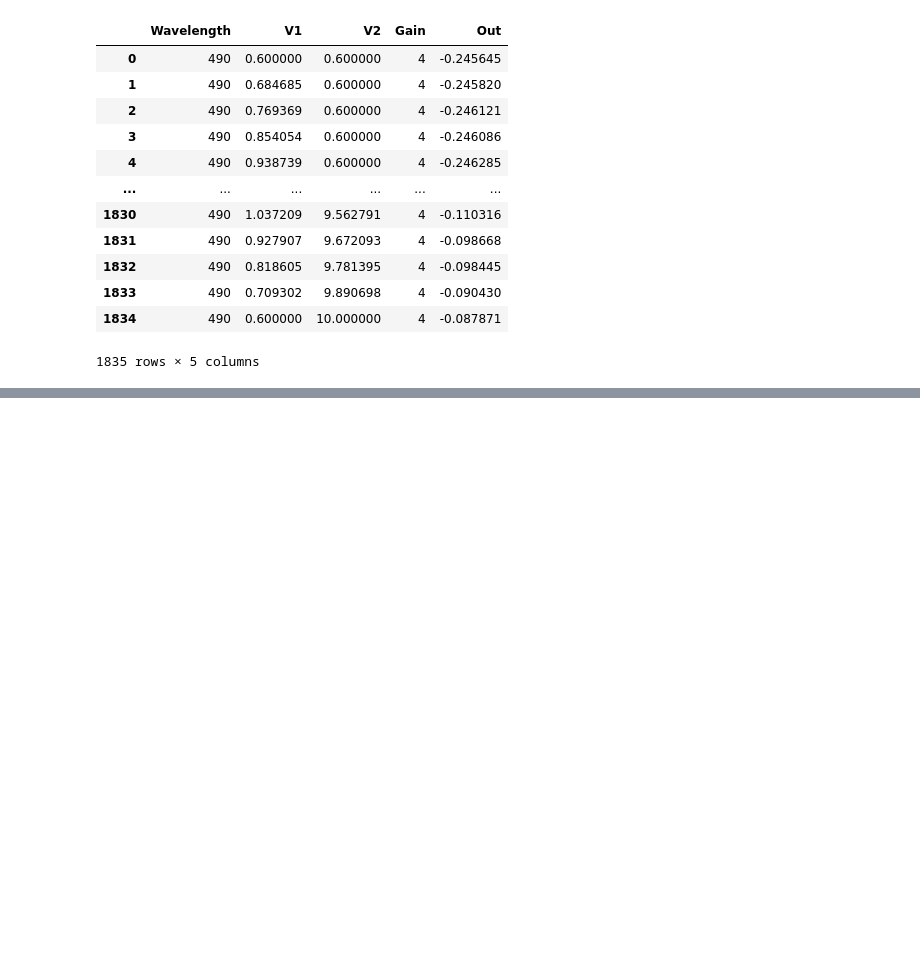
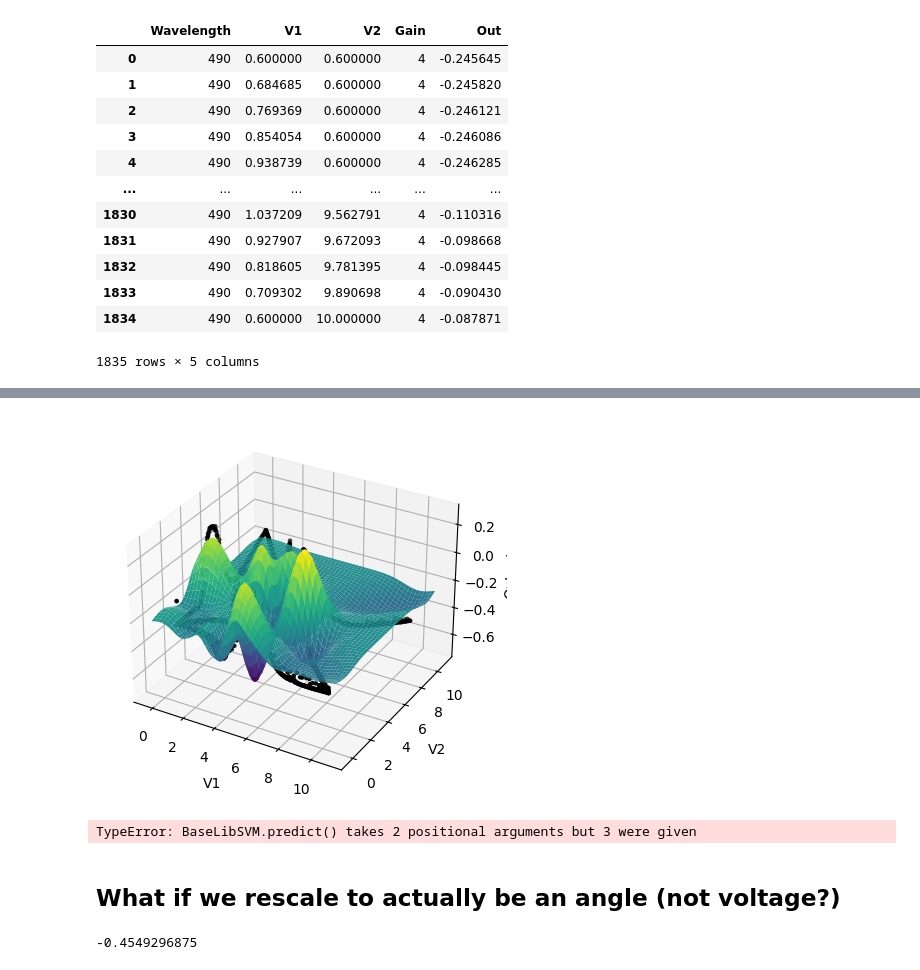
Before and after one commit to ubsuny/ML_LCVR-CP2P2024, a Jupyter notebook: single_wave_fit.ipynb, the cells around one changed output, grey strips where cells are left out. Cells and saved outputs as stored; diff of their text form; code cells hidden in the pictures; blank space fills up the shorter version.

```diff
--- a/single_wave_fit.ipynb
+++ b/single_wave_fit.ipynb
@@ -33,0 +67,46 @@ z = combined_data['']
+# %%
+
+model = SVR(kernel='rbf', C=best_c, gamma=best_gamma)
+model.fit(X,z)
+
+x1_min, x1_max = X[:, 0].min() - 1, X[:, 0].max() + 1
+x2_min, x2_max = X[:, 1].min() - 1, X[:, 1].max() + 1
+
+
+xx1, xx2 = np.meshgrid(np.linspace(x1_min, x1_max, 1000),
+                       np.linspace(x2_min, x2_max, 1000))
+
+
+xx_input = np.column_stack((xx1.ravel(), xx2.ravel()))
+
+y_pred = model.predict(xx_input)
+# %%
+y_pred = y_pred.reshape(xx1.shape)
+
+# Create a 3D plot
+fig = plt.figure()
+ax = fig.add_subplot(111, projection='3d')
+
+# Plot the surface
+ax.plot_surface(xx1, xx2, y_pred, cmap='viridis')
+
+ax.scatter(X[:,0], X[:,1], z, c='black', marker='.')
+
+# Labels
+ax.set_xlabel('V1')
+ax.set_ylabel('V2')
+ax.set_zlabel('Output')
+
+plt.show()
+# %% [output]
+[figure, added]
+# %%
+model.predict(5,5)
+# %% [output]
+TypeError: BaseLibSVM.predict() takes 2 positional arguments but 3 were given
+# %% [markdown]
+## What if we rescale to actually be an angle (not voltage?)
+# %%
+combined_data['Out'].min()
+# %% [output]
+-0.4549296875
```
Also changed, not shown: parts of 16 cells of this notebook.
